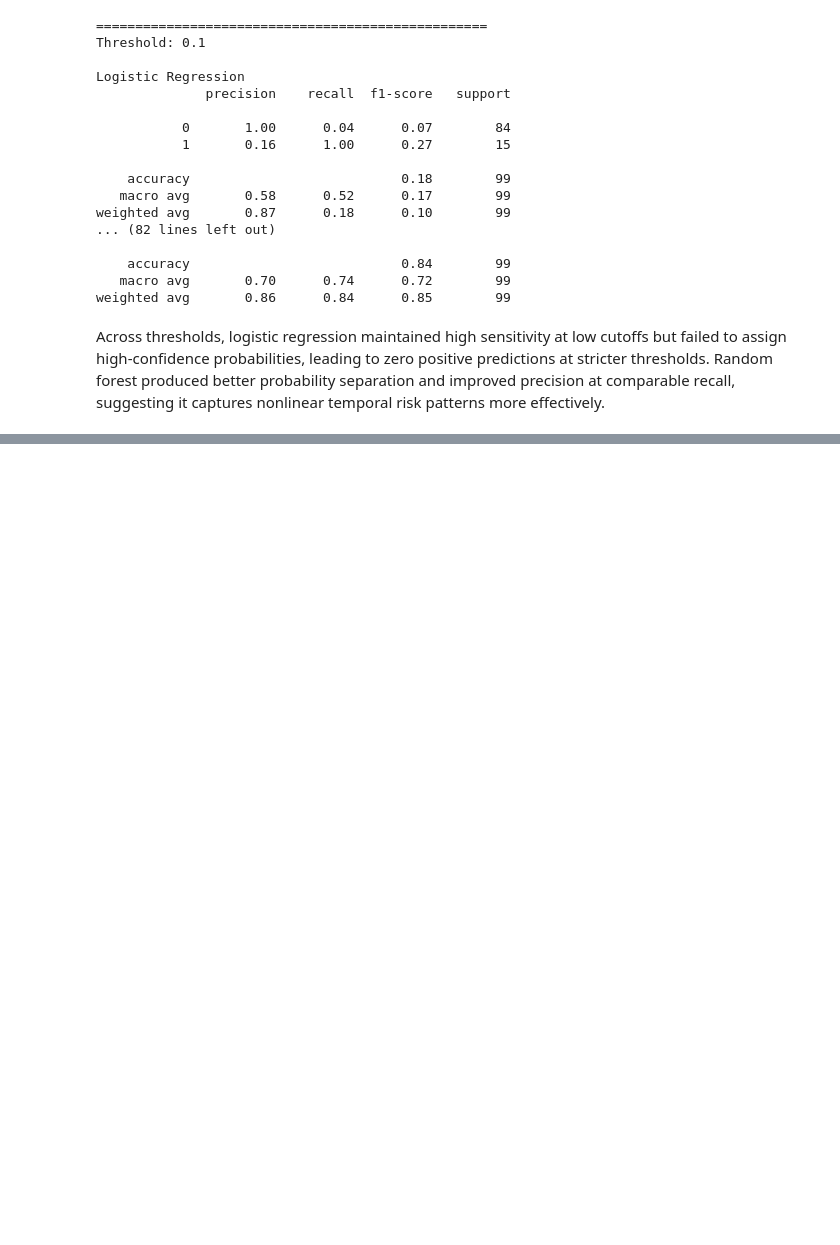
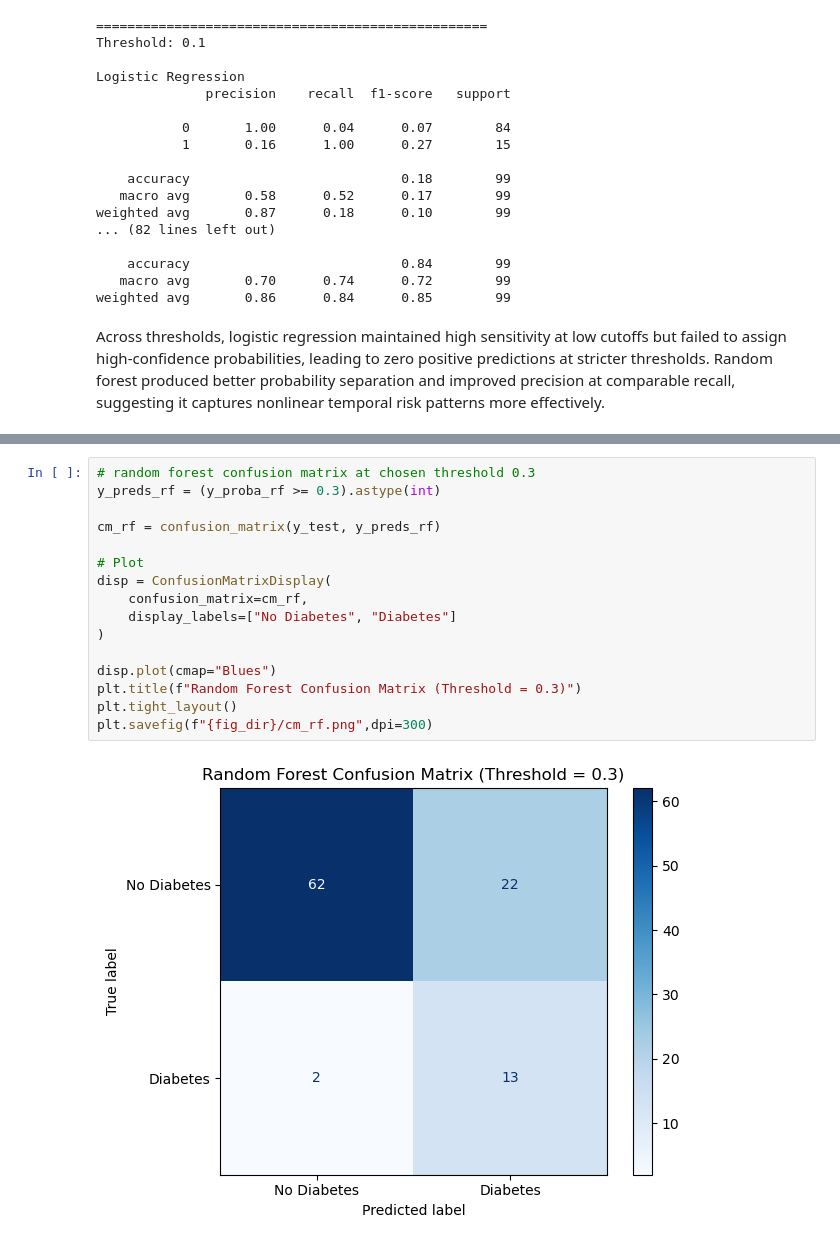
Before and after one commit to DevSSMD/Diabetes_Onset_Prediction_FHIR, a Jupyter notebook: Notebooks_Diabetes_Prediction/06_Evaluation.ipynb, the cells around one changed output, grey strips where cells are left out. Cells and saved outputs as stored; diff of their text form; blank space fills up the shorter version.

```diff
--- a/Notebooks_Diabetes_Prediction/06_Evaluation.ipynb
+++ b/Notebooks_Diabetes_Prediction/06_Evaluation.ipynb
@@ -150,0 +170,18 @@ Across thresholds, logistic regression maintained high sensitivity at low cutoff
+# %%
+# random forest confusion matrix at chosen threshold 0.3
+y_preds_rf = (y_proba_rf >= 0.3).astype(int)
+
+cm_rf = confusion_matrix(y_test, y_preds_rf)
+
+# Plot
+disp = ConfusionMatrixDisplay(
+    confusion_matrix=cm_rf,
+    display_labels=["No Diabetes", "Diabetes"]
+)
+
+disp.plot(cmap="Blues")
+plt.title(f"Random Forest Confusion Matrix (Threshold = 0.3)")
+plt.tight_layout()
+plt.savefig(f"{fig_dir}/cm_rf.png",dpi=300)
+# %% [output]
+[figure, added]
```
Also changed, not shown: parts of 1 cell of this notebook, 2 other files.
